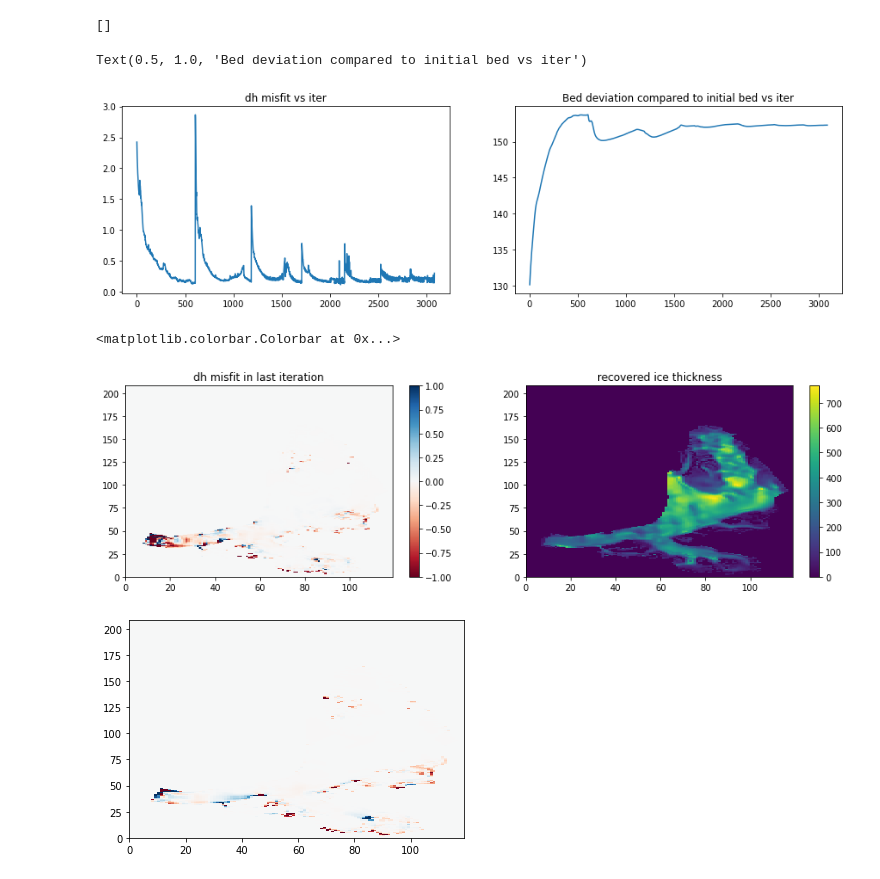
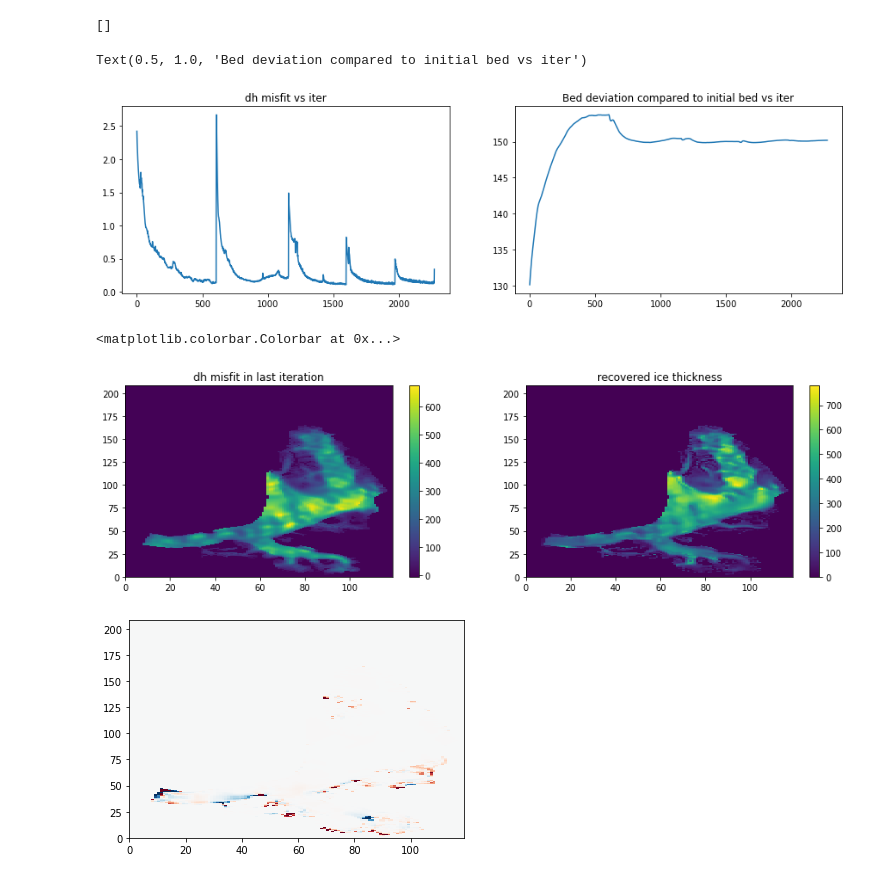
Before and after one commit to hahohe1892/thick_inv, a Jupyter notebook: auto_analysis.ipynb, the cells around one changed output. Drawn from its saved outputs; the diff is of its cells as text; code cells hidden in the pictures.

```diff
--- a/auto_analysis.ipynb
+++ b/auto_analysis.ipynb
@@ -23,5 +34,5 @@ from model import *
 # %%
-with open('./auto_data/Kronebreen_auto_1420_it_parameters.p_friction_1000_it_fields.vel_mes_it_parameters.pmax_4997__0.pkl', 'rb') as inp:
+with open('./auto_data/Kronebreen_auto_1420_it_parameters.p_friction_1000_it_fields.vel_mes_it_parameters.pmax_4996__0.pkl', 'rb') as inp:
     md = pickle.load(inp)
 # %%
 print(md.warnings)
@@ -36,18 +47,19 @@ ax[1].set_title('Bed deviation compared to initial bed vs iter')
 #ax[0].set_ylim([0,5])
 # %% [output]
 Text(0.5, 1.0, 'Bed deviation compared to initial bed vs iter')
-[figure, old version]
+[figure, new version]
 # %%
 fig, ax = plt.subplots(1,2, figsize = (15,4))
-field = ax[0].pcolor(md.series.misfit_all[-1]*md.it_fields.mask, vmin = -1, vmax = 1, cmap='RdBu')
+#field = ax[0].pcolor(md.series.misfit_all[-1]*md.it_fields.mask, vmin = -1, vmax = 1, cmap='RdBu')
+field = ax[0].pcolor(thk*md.it_fields.mask)
 field1 = ax[1].pcolor(md.it_fields.S_ref-md.series.B_rec_all[-1])
 ax[0].set_title('dh misfit in last iteration')
 ax[1].set_title('recovered ice thickness')
 fig.colorbar(field, ax = ax[0])
 fig.colorbar(field1, ax = ax[1])
 # %% [output]
 <matplotlib.colorbar.Colorbar at 0x...>
-[figure, old version]
+[figure, new version]
 # %%
 from IPython.display import display, clear_output #needed for animated plots
 
```
Also changed, not shown: parts of 9 cells of this notebook, 2 other files.
